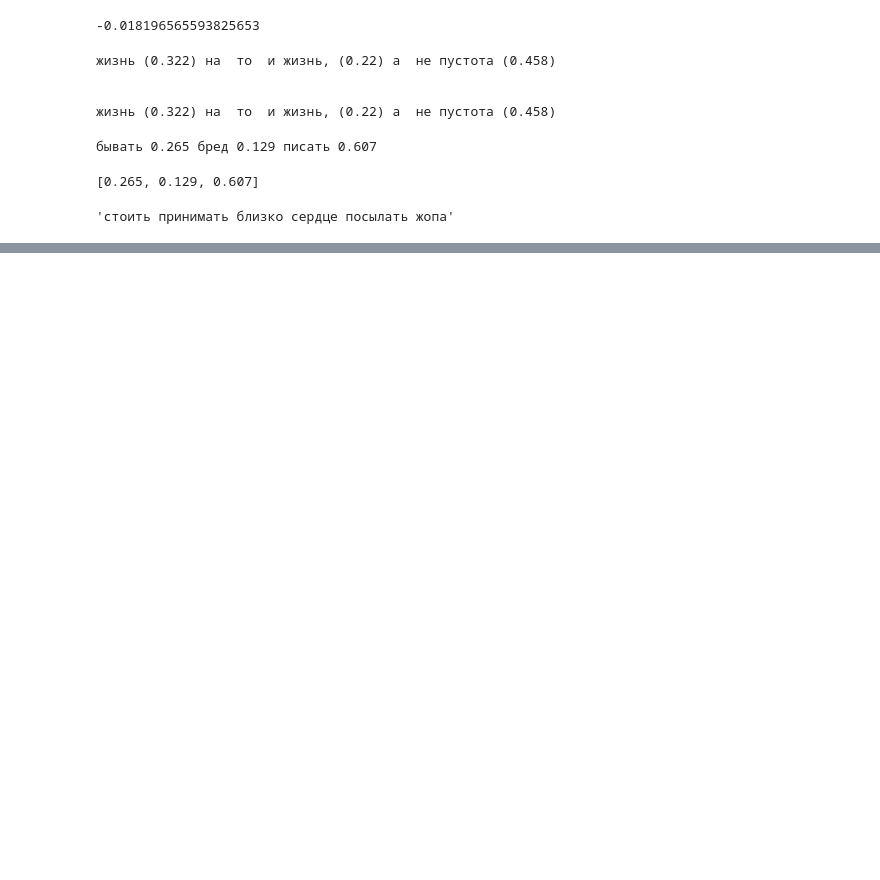
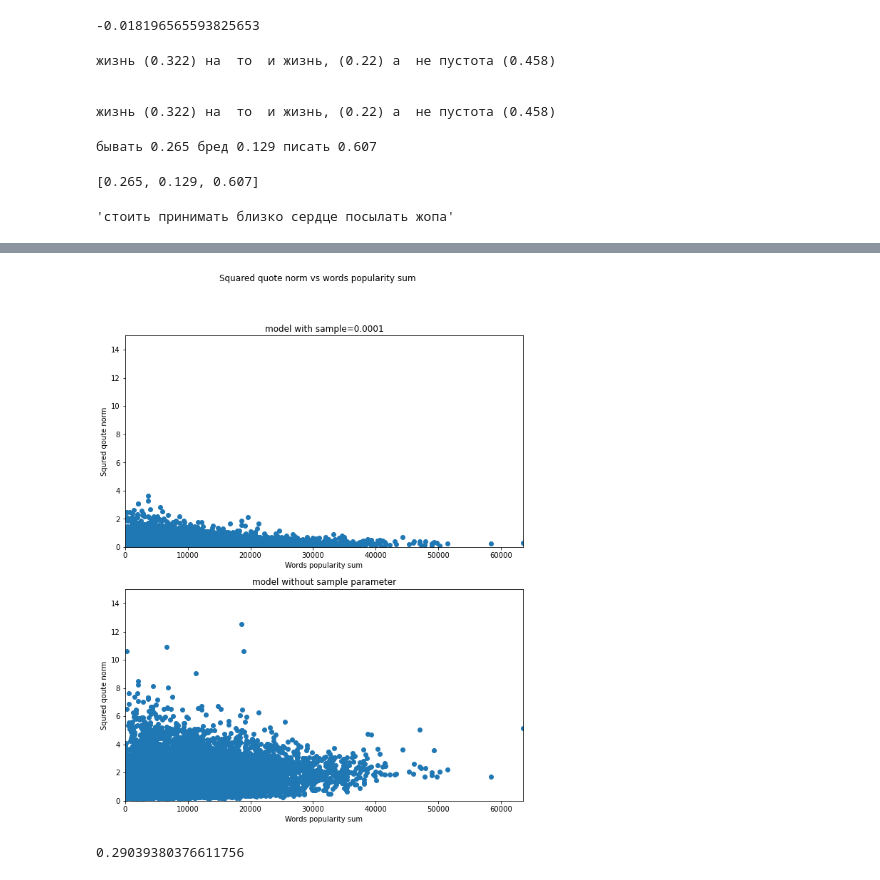
Before and after one commit to featztex/PsychoBot, a Jupyter notebook: ml/model_d2v_35k.ipynb, the cells around one changed output, grey strips where cells are left out. Drawn from its saved outputs; the diff is of its cells as text; code cells hidden in the pictures; blank space fills up the shorter version.

Commit message:
Plots cleaning + visualizing of the sample work

```diff
--- a/ml/model_d2v_35k.ipynb
+++ b/ml/model_d2v_35k.ipynb
@@ -479,10 +245,0 @@ averege_diff
-# %%
-fig, axs = plt.subplots(2,figsize=(40, 20))
-fig.suptitle('Show squared difference between popularity and importance')
-
-for i in range(5):
-    axs[0].plot(sort_sqr_sample.values(), loggs[i])
-    axs[0].axis([0, 4, 0, 1])
-
-
-plt.show()
@@ -490,0 +357,16 @@ plt.show()
+# %%
+fig, axs = plt.subplots(2,figsize=(10, 12))
+fig.suptitle('Squared quote norm vs words popularity sum')
+
+axs[0].scatter(word_popularity3, sort_vec_sqr.values())
+axs[0].axis([0, max(word_popularity3), 0, 15])
+axs[0].set(xlabel='Words popularity sum', ylabel='Squred qoute norm')
+axs[0].set_title("model with sample=0.0001")
+
+axs[1].scatter(word_popularity4, sort_vec_sqr_exp.values())
+axs[1].axis([0, max(word_popularity4), 0, 15])
+axs[1].set(xlabel='Words popularity sum', ylabel='Squred qoute norm')
+axs[1].set_title("model without sample parameter")
+plt.show()
+# %% [output]
+[figure, added]
@@ -490,0 +399,6 @@ plt.show()
+# %%
+mod = model_no_threshold
+diff = diff_pop_imp(vocab, mod, number=100)
+sum(diff)/len(diff)
+# %% [output]
+0.29039380376611756
```
Also changed, not shown: parts of 42 cells of this notebook.
